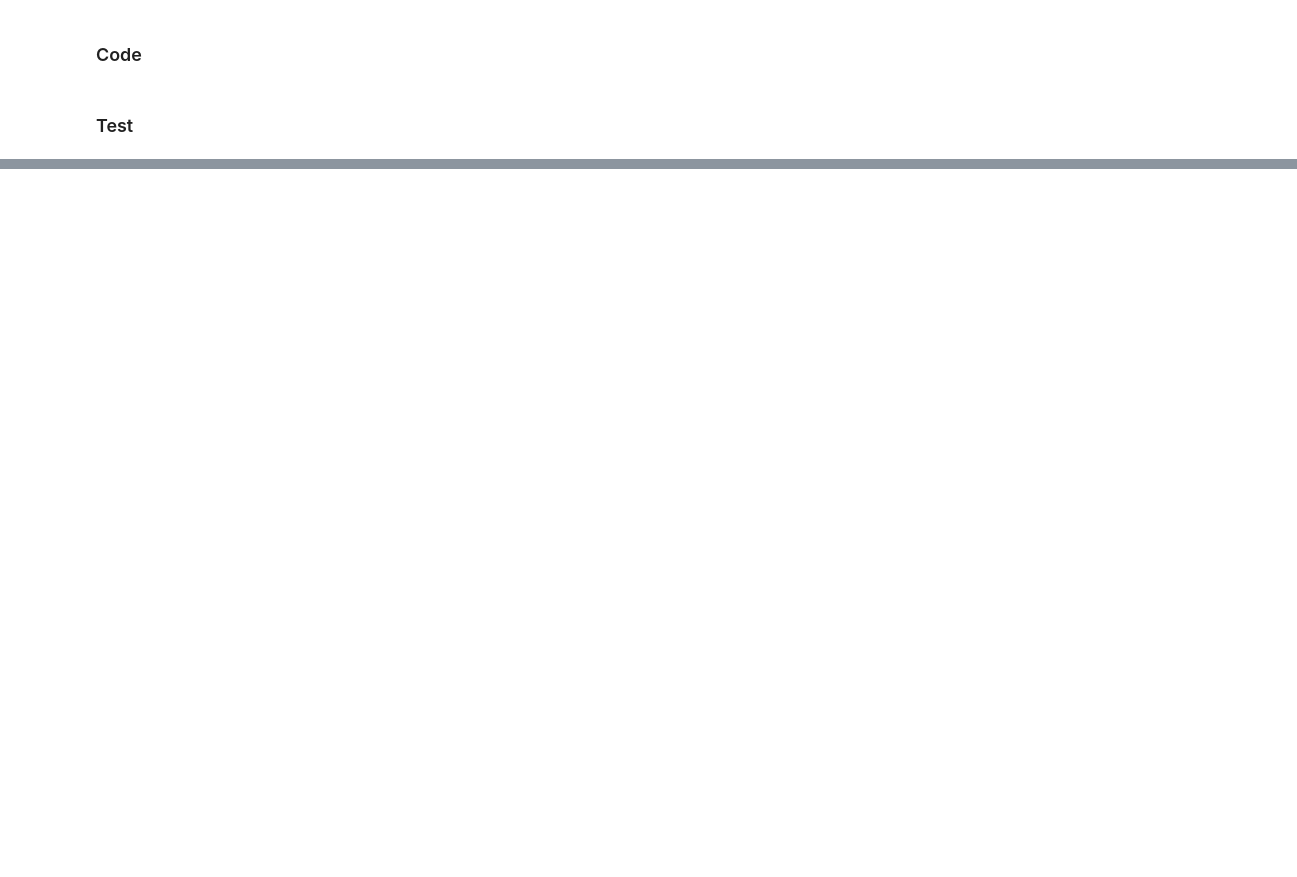
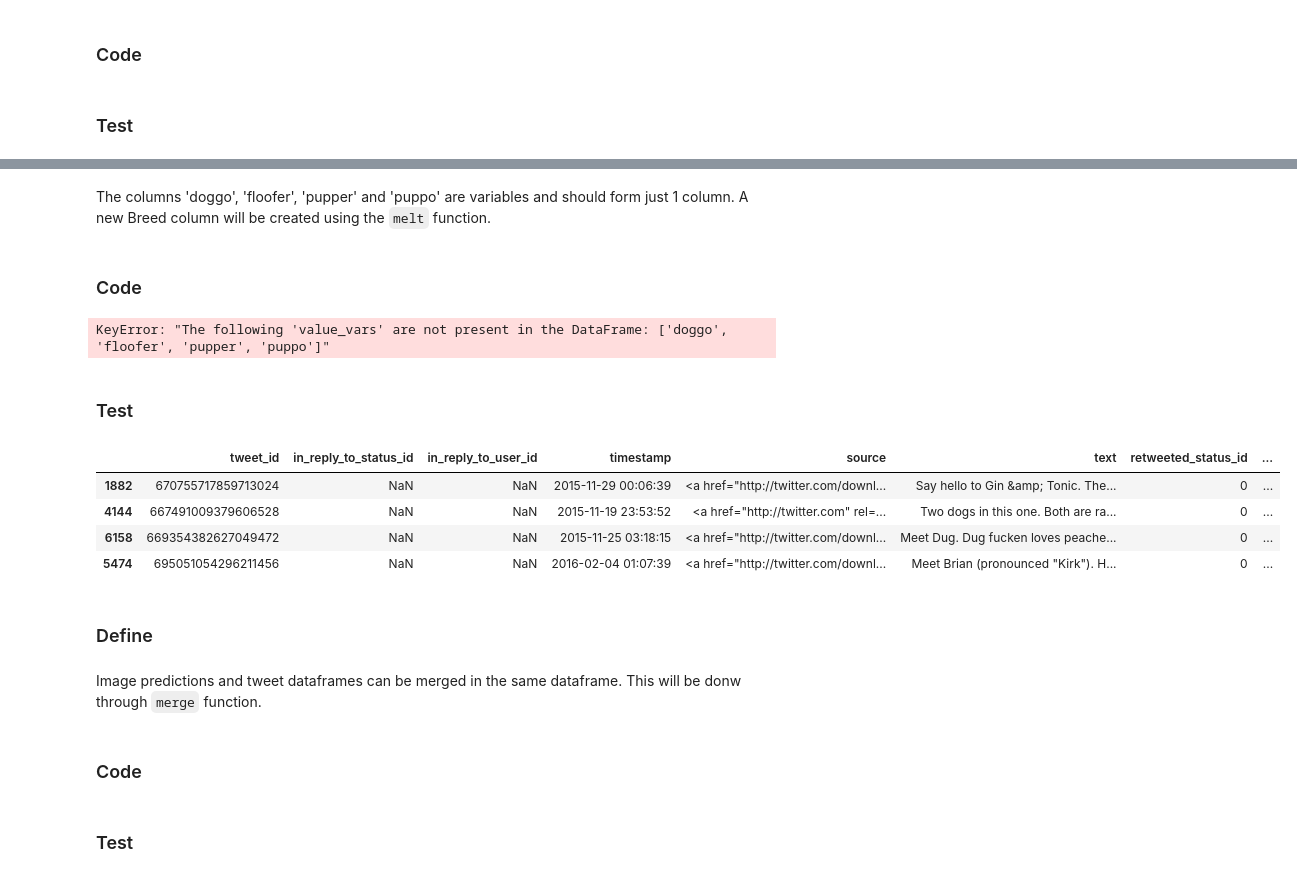
Before and after one commit to kcirne25/WeRateDogs-wrangle, a Jupyter notebook: wrangle_act.ipynb, the cells around one changed output, grey strips where cells are left out. Saved outputs shown, nothing was run; the diff lists cells and outputs as text; code cells hidden in the pictures; blank space fills up the shorter version.

```diff
--- a/wrangle_act.ipynb
+++ b/wrangle_act.ipynb
@@ -335,0 +478,2 @@ df_clean.head()
+# %%
+tweets_clean.drop((tweets_clean[tweets_clean['name'] == 'the'].index), inplace=True)
@@ -335,0 +493,2 @@ df_clean.head()
+# %%
+tweets_clean['rating_denominator'] = 10
@@ -335,0 +508,2 @@ df_clean.head()
+# %%
+tweets_clean.drop((tweets_clean[tweets_clean['rating_numerator'] == 1776].index), inplace=True)
@@ -335,0 +522,12 @@ df_clean.head()
+# %% [markdown]
+ The columns 'doggo', 'floofer', 'pupper' and 'puppo' are variables and should form just 1 column. A new Breed column will be created using the `melt` function.
+# %% [markdown]
+### Code
+# %%
+
+tweets_clean = pd.melt(tweets_clean, id_vars=['tweet_id', 'in_reply_to_status_id', 'in_reply_to_user_id', 'timestamp',
+       'source', 'text', 'retweeted_status_id', 'retweeted_status_user_id',
+       'retweeted_status_timestamp', 'expanded_urls', 'rating_numerator',
+       'rating_denominator', 'name'], var_name='breed', value_vars=['doggo', 'floofer', 'pupper', 'puppo'])
+# %% [output]
+KeyError: "The following 'value_vars' are not present in the DataFrame: ['doggo', 'floofer', 'pupper', 'puppo']"
@@ -335,0 +536,16 @@ df_clean.head()
+# %% [markdown]
+### Test
+# %%
+tweets_clean.sample(4)
+# %% [output]
+|  | tweet_id | in_reply_to_status_id | in_reply_to_user_id | timestamp | source | text | retweeted_status_id | ... |
+| 1882 | 670755717859713024 | NaN | NaN | 2015-11-29 00:06:39 | <a href="http://twitter.com/downl... | Say hello to Gin &amp; Tonic. The... | 0 | ... |
+| 4144 | 667491009379606528 | NaN | NaN | 2015-11-19 23:53:52 | <a href="http://twitter.com" rel=... | Two dogs in this one. Both are ra... | 0 | ... |
+| 6158 | 669354382627049472 | NaN | NaN | 2015-11-25 03:18:15 | <a href="http://twitter.com/downl... | Meet Dug. Dug fucken loves peache... | 0 | ... |
+| 5474 | 695051054296211456 | NaN | NaN | 2016-02-04 01:07:39 | <a href="http://twitter.com/downl... | Meet Brian (pronounced "Kirk"). H... | 0 | ... |
+# %% [markdown]
+### Define
+# %% [markdown]
+Image predictions and tweet dataframes can be merged in the same dataframe. This will be donw through `merge` function.
+# %% [markdown]
+### Code
@@ -335,0 +554,2 @@ df_clean.head()
+# %% [markdown]
+### Test
```
Also changed, not shown: parts of 67 cells of this notebook, 1 other file.
